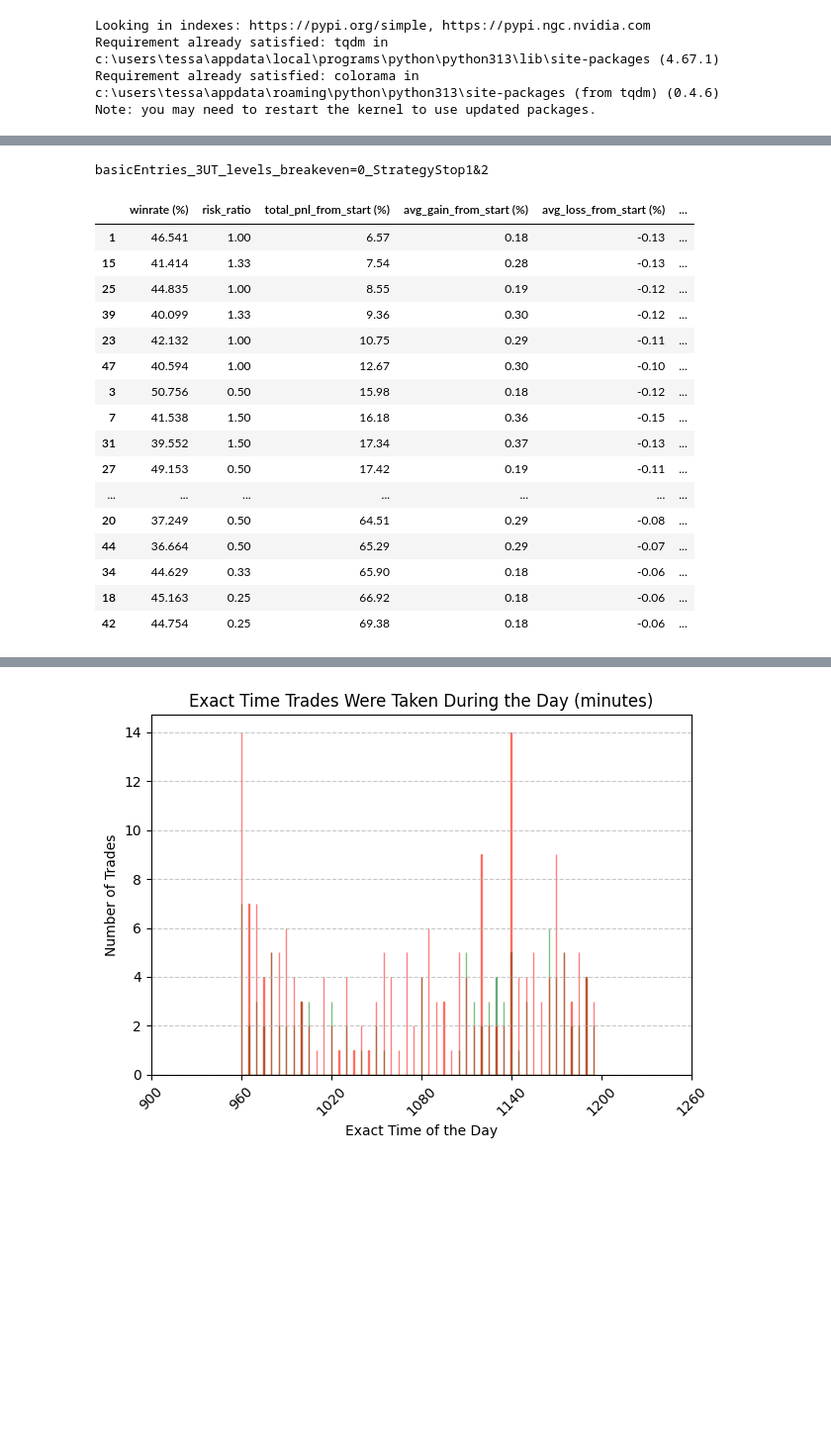
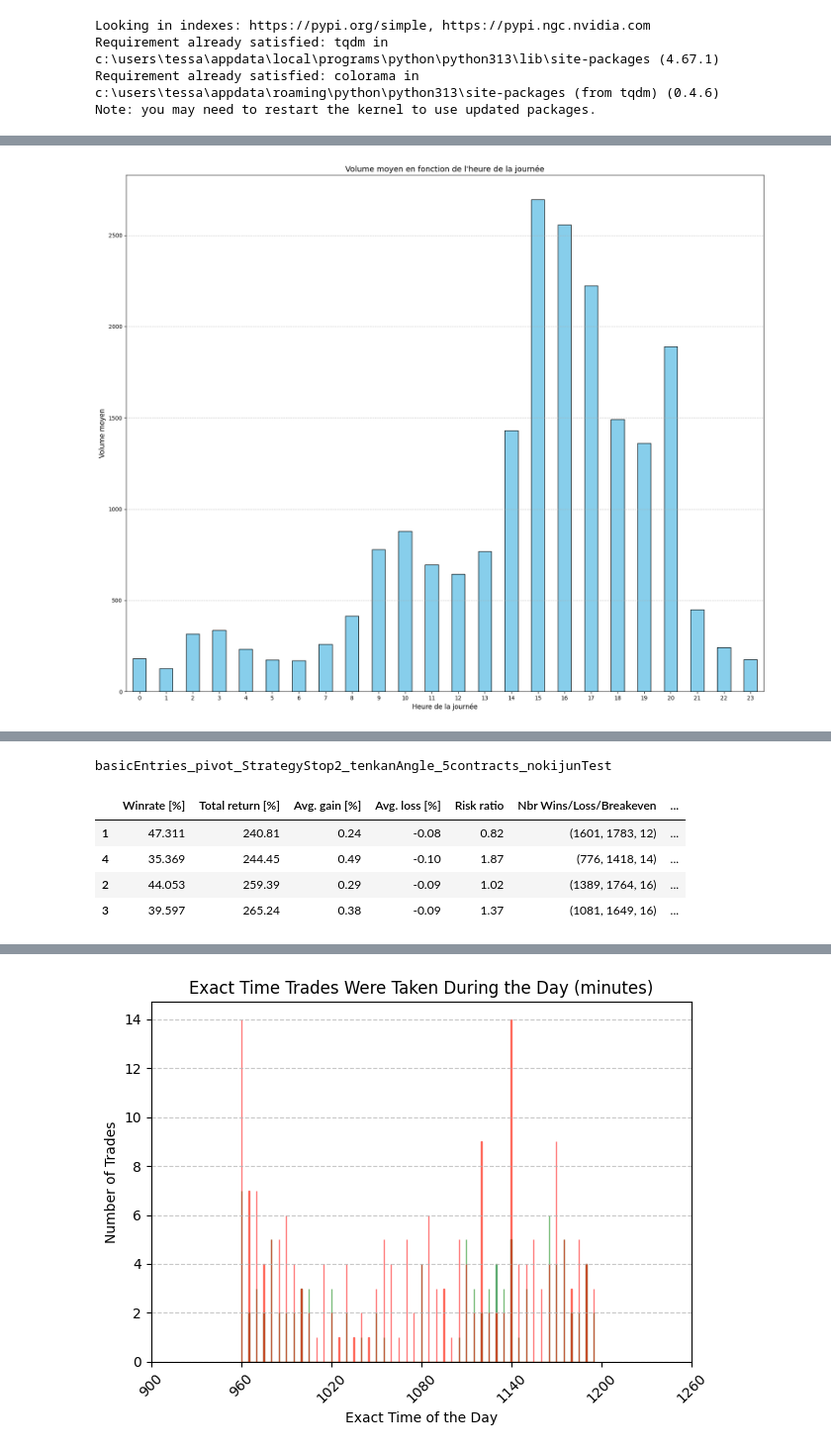
Before and after one commit to tessanix/Backtest_Trading, a Jupyter notebook: strategies_backtest.ipynb, the cells around one changed output, grey strips where cells are left out. Shown: that part at 99% size. Cells and saved outputs as stored; diff of their text form; code cells hidden in the pictures; blank space fills up the shorter version.

```diff
--- a/strategies_backtest.ipynb
+++ b/strategies_backtest.ipynb
@@ -25 +25,23 @@ plt.tight_layout()
+# %%
+
+# Extraire l'heure de la journée à partir de 'timestamp'
+df_M5['hour'] = df_M5['datetime'].dt.hour
+
+# Calculer le volume moyen pour chaque heure
+volume_moyen_par_heure = df_M5.groupby('hour')['volume'].mean()
+
+# Affichage des résultats sous forme d'histogramme
+plt.figure(figsize=(17, 14))
+volume_moyen_par_heure.plot(kind='bar', color='skyblue', edgecolor='black')
+plt.title('Volume moyen en fonction de l\'heure de la journée', fontsize=14)
+plt.xlabel('Heure de la journée', fontsize=12)
+plt.ylabel('Volume moyen', fontsize=12)
+plt.xticks(rotation=0)
+plt.grid(axis='y', linestyle='--', alpha=0.7)
+
+# Afficher l'histogramme
+plt.tight_layout()
+plt.show()
+# %% [output]
+[figure, added]
 # %%
@@ -83,24 +100,13 @@ trades_database = load_object('trade_datas/basicEntries_3UT_levels_breakeven=0_S
 # %%
-print('basicEntries_3UT_levels_breakeven=0_StrategyStop1&2')
-trades_database = load_object('trade_datas/basicEntries_3UT_levels_breakeven=0_StrategyStop1&2.pkl')
+import pandas as pd
+print('basicEntries_pivot_StrategyStop2_tenkanAngle_5contracts_nokijunTest')
+trades_database = load_object('trade_datas/MES/basicEntries_pivot_StrategyStop2_tenkanAngle_5contracts_nokijunTest.pkl')
 winrate_dictionnary = create_winrate_dictionnary(trades_database, 2)
 pd.DataFrame.from_dict(winrate_dictionnary, orient='index')
 # %% [output]
-basicEntries_3UT_levels_breakeven=0_StrategyStop1&2
+basicEntries_pivot_StrategyStop2_tenkanAngle_5contracts_nokijunTest
-|  | winrate (%) | risk_ratio | total_pnl_from_start (%) | avg_gain_from_start (%) | avg_loss_from_start (%) | ... |
-| 1 | 46.541 | 1.00 | 6.57 | 0.18 | -0.13 | ... |
-| 15 | 41.414 | 1.33 | 7.54 | 0.28 | -0.13 | ... |
-| 25 | 44.835 | 1.00 | 8.55 | 0.19 | -0.12 | ... |
-| 39 | 40.099 | 1.33 | 9.36 | 0.30 | -0.12 | ... |
-| 23 | 42.132 | 1.00 | 10.75 | 0.29 | -0.11 | ... |
-| 47 | 40.594 | 1.00 | 12.67 | 0.30 | -0.10 | ... |
-| 3 | 50.756 | 0.50 | 15.98 | 0.18 | -0.12 | ... |
-| 7 | 41.538 | 1.50 | 16.18 | 0.36 | -0.15 | ... |
-| 31 | 39.552 | 1.50 | 17.34 | 0.37 | -0.13 | ... |
-| 27 | 49.153 | 0.50 | 17.42 | 0.19 | -0.11 | ... |
-| ... | ... | ... | ... | ... | ... | ... |
-| 20 | 37.249 | 0.50 | 64.51 | 0.29 | -0.08 | ... |
-| 44 | 36.664 | 0.50 | 65.29 | 0.29 | -0.07 | ... |
-| 34 | 44.629 | 0.33 | 65.90 | 0.18 | -0.06 | ... |
-| 18 | 45.163 | 0.25 | 66.92 | 0.18 | -0.06 | ... |
-| 42 | 44.754 | 0.25 | 69.38 | 0.18 | -0.06 | ... |
+|  | Winrate [%] | Total return [%] | Avg. gain [%] | Avg. loss [%] | Risk ratio | Nbr Wins/Loss/Breakeven | ... |
+| 1 | 47.311 | 240.81 | 0.24 | -0.08 | 0.82 | (1601, 1783, 12) | ... |
+| 4 | 35.369 | 244.45 | 0.49 | -0.10 | 1.87 | (776, 1418, 14) | ... |
+| 2 | 44.053 | 259.39 | 0.29 | -0.09 | 1.02 | (1389, 1764, 16) | ... |
+| 3 | 39.597 | 265.24 | 0.38 | -0.09 | 1.37 | (1081, 1649, 16) | ... |
```
Also changed, not shown: parts of 11 cells of this notebook, 19 other files.
